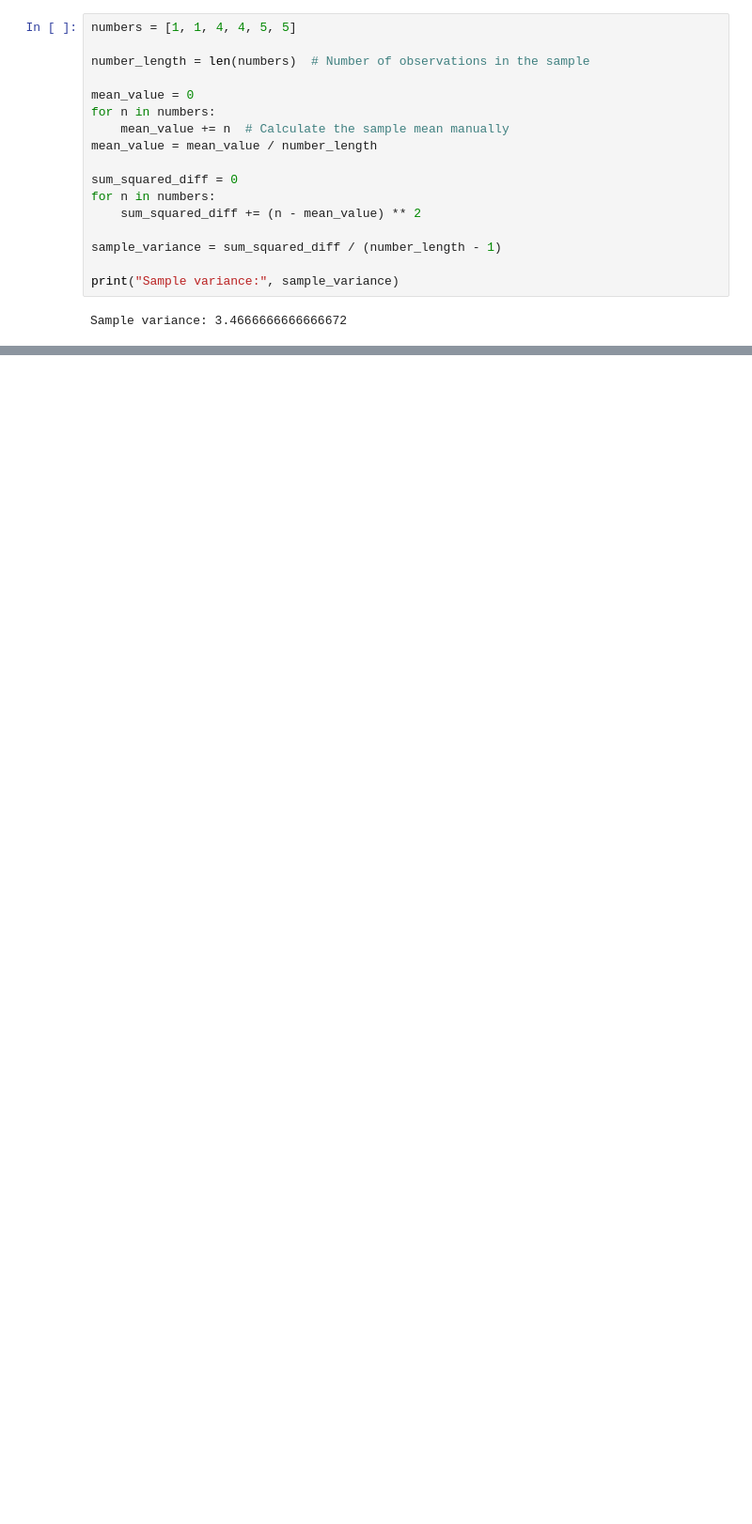
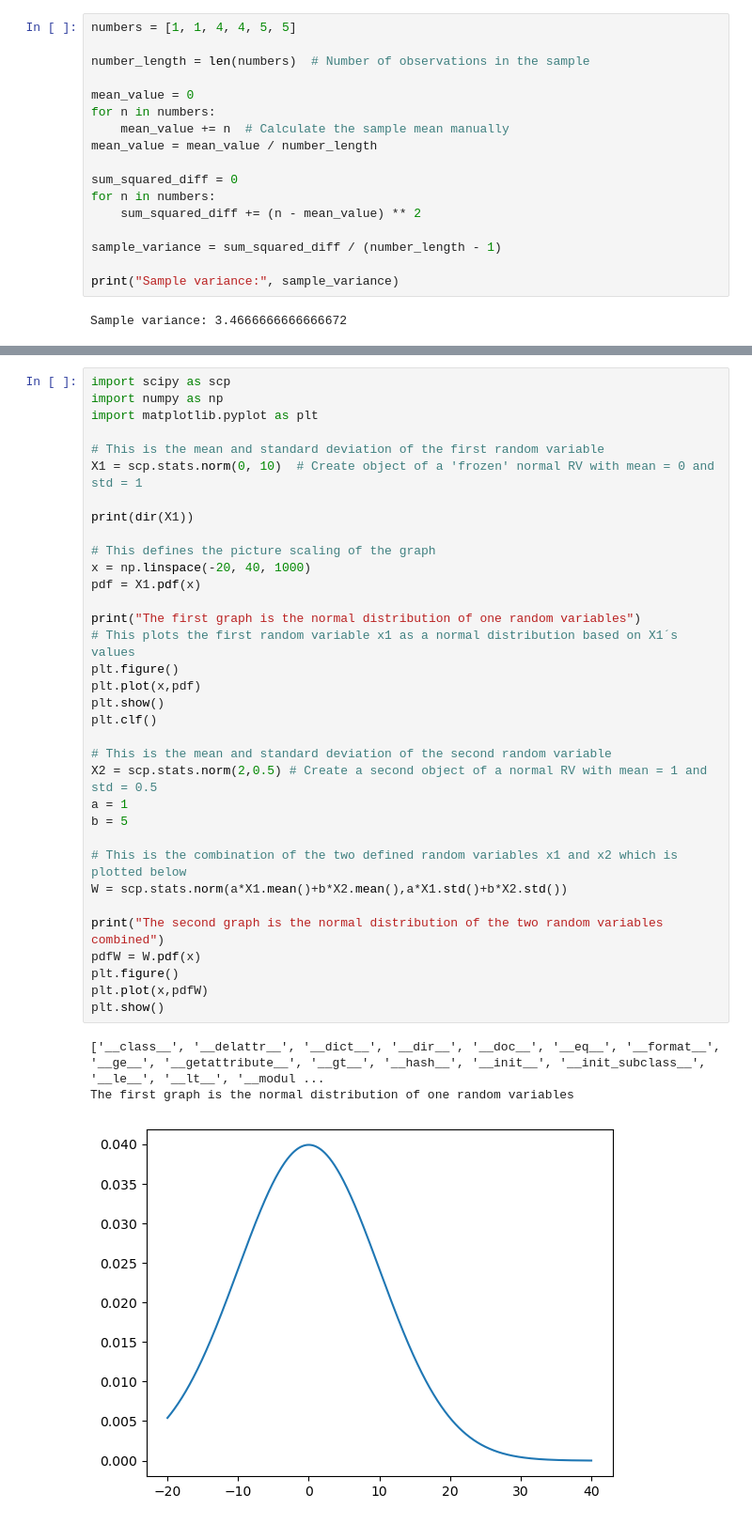
Before and after one commit to agangster1/Sandsynlighed-og-statestik-formelsamling, a Jupyter notebook: lecture6.ipynb, the cells around one changed output, grey strips where cells are left out. Shown at 94% size. Cells and saved outputs as stored; diff of their text form; blank space fills up the shorter version.

Commit message:
Lecture 6 is updated with PDF of normal distribution - (statistic lecture 1) 2.0

```diff
--- a/lecture6.ipynb
+++ b/lecture6.ipynb
@@ -98,0 +145,38 @@ Where:
+# %%
+import scipy as scp
+import numpy as np
+import matplotlib.pyplot as plt
+
+# This is the mean and standard deviation of the first random variable
+X1 = scp.stats.norm(0, 10)  # Create object of a 'frozen' normal RV with mean = 0 and std = 1
+
+print(dir(X1))
+
+# This defines the picture scaling of the graph
+x = np.linspace(-20, 40, 1000)
+pdf = X1.pdf(x)
+
+print("The first graph is the normal distribution of one random variables")
+# This plots the first random variable x1 as a normal distribution based on X1´s values
+plt.figure()
+plt.plot(x,pdf)
+plt.show()
+plt.clf()
+
+# This is the mean and standard deviation of the second random variable
+X2 = scp.stats.norm(2,0.5) # Create a second object of a normal RV with mean = 1 and std = 0.5
+a = 1
+b = 5
+
+# This is the combination of the two defined random variables x1 and x2 which is plotted below
+W = scp.stats.norm(a*X1.mean()+b*X2.mean(),a*X1.std()+b*X2.std())
+
+print("The second graph is the normal distribution of the two random variables combined")
+pdfW = W.pdf(x)
+plt.figure()
+plt.plot(x,pdfW)
+plt.show()
+# %% [output]
+['__class__', '__delattr__', '__dict__', '__dir__', '__doc__', '__eq__', '__format__', '__ge__', '__getattribute__', '__gt__', '__hash__', '__init__', '__init_subclass__', '__le__', '__lt__', '__modul ...
+The first graph is the normal distribution of one random variables
+[figure, added]
```
Also changed, not shown: parts of 7 cells of this notebook, 1 other file.
